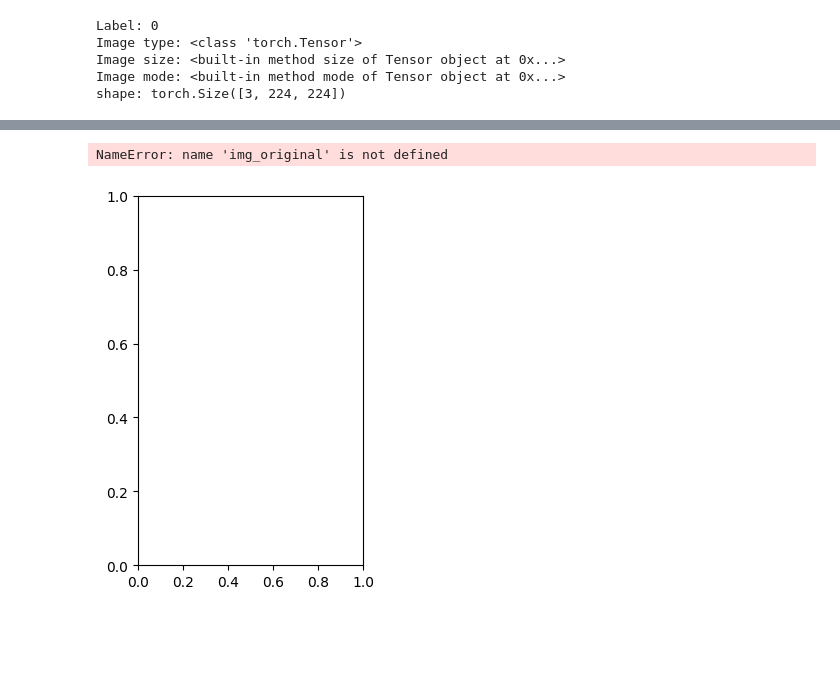
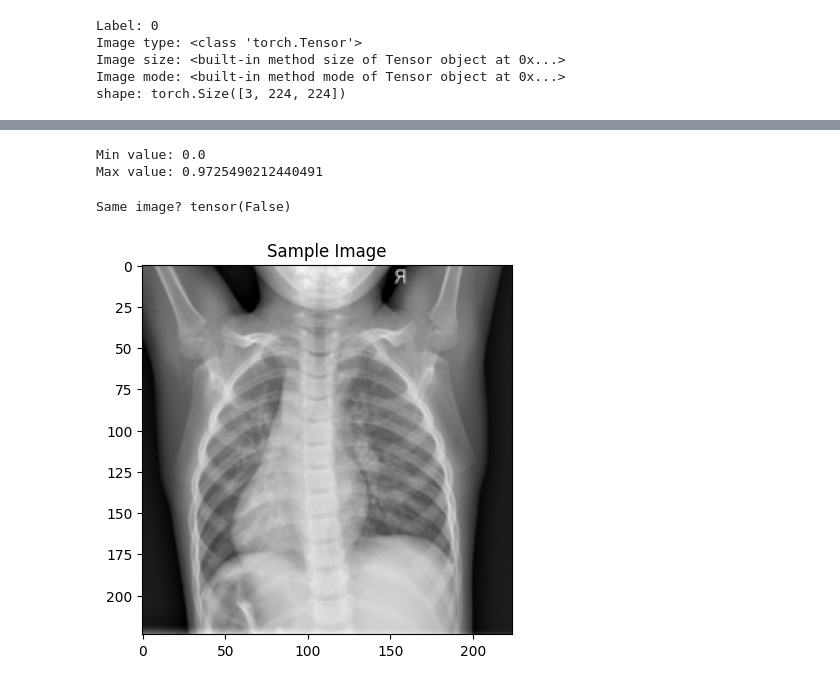
Before and after one commit to shivangi2002/xray-data-pipeline, a Jupyter notebook: xray_pipeline.ipynb, the cells around one changed output, grey strips where cells are left out. Drawn from its saved outputs; the diff is of its cells as text; code cells hidden in the pictures; blank space fills up the shorter version.

Commit message:
Update X-ray dataset pipeline notebook with matplotlib visualization and random flip augmentation tests

```diff
--- a/xray_pipeline.ipynb
+++ b/xray_pipeline.ipynb
@@ -91,17 +42,23 @@ plt.show()
-# %%
-
-
-import matplotlib.pyplot as plt
-
-plt.subplot(1, 2, 1)
-plt.imshow(img_original.permute(1, 2, 0))
-plt.title("Original")
-
-plt.subplot(1, 2, 2)
-plt.imshow(img_flipped.permute(1, 2, 0))
-plt.title("Flipped")
-
-plt.show()
-# %% [output]
-NameError: name 'img_original' is not defined
-[figure, removed]
+# %%
+print("Min value:", img.min().item())
+print("Max value:", img.max().item())
+# %% [output]
+Min value: 0.0
+Max value: 0.9725490212440491
+# %%
+img1, _ = my_dataset[0]
+img2, _ = my_dataset[0]
+
+print("Same image?", (img1 == img2).all())
+# %% [output]
+Same image? tensor(False)
+# %%
+import matplotlib.pyplot as plt
+
+img, _ = my_dataset[0]
+
+plt.imshow(img.permute(1, 2, 0))
+plt.title("Sample Image")
+plt.show()
+# %% [output]
+[figure, added]
```
Also changed, not shown: parts of 4 cells of this notebook.
